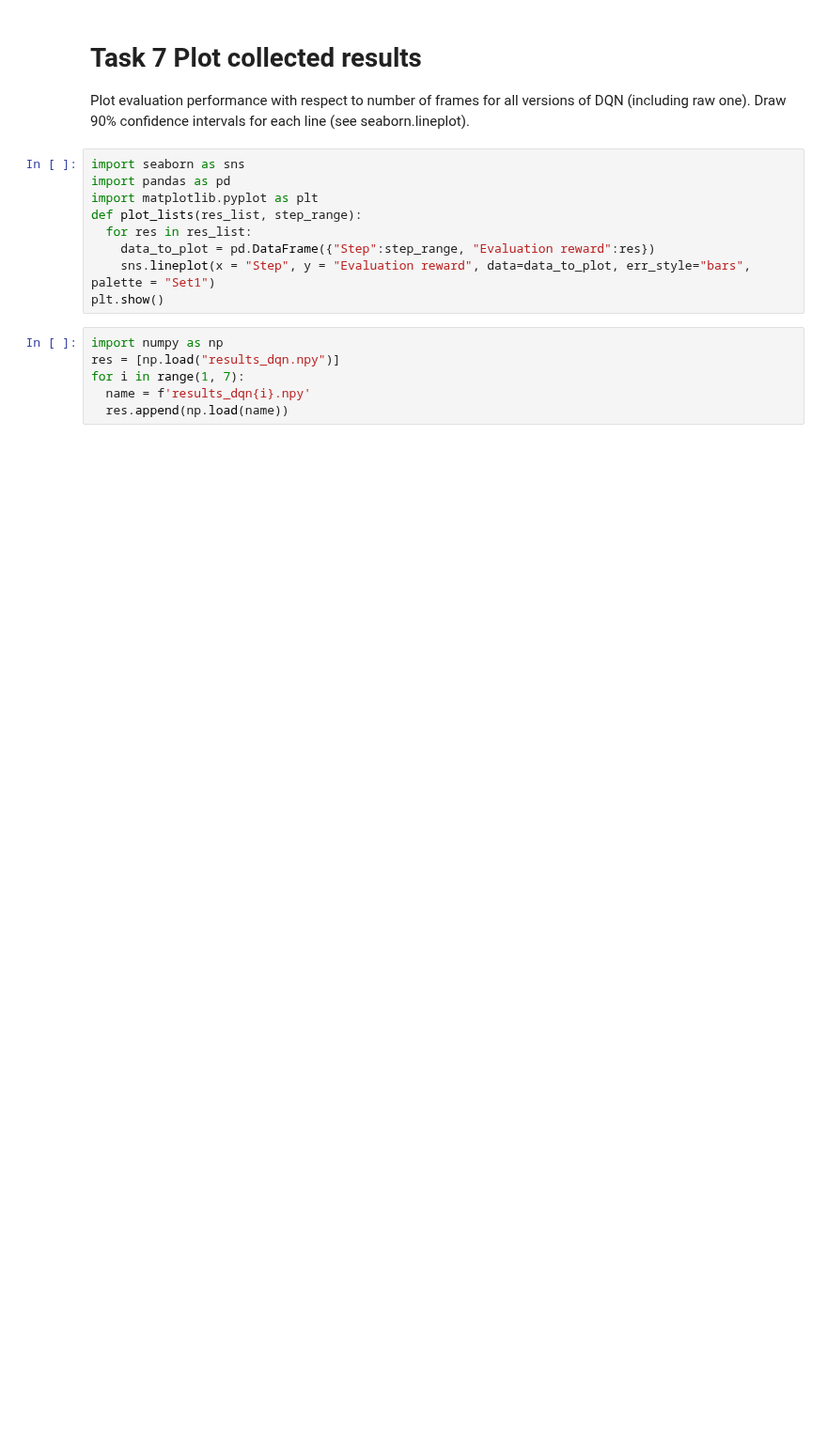
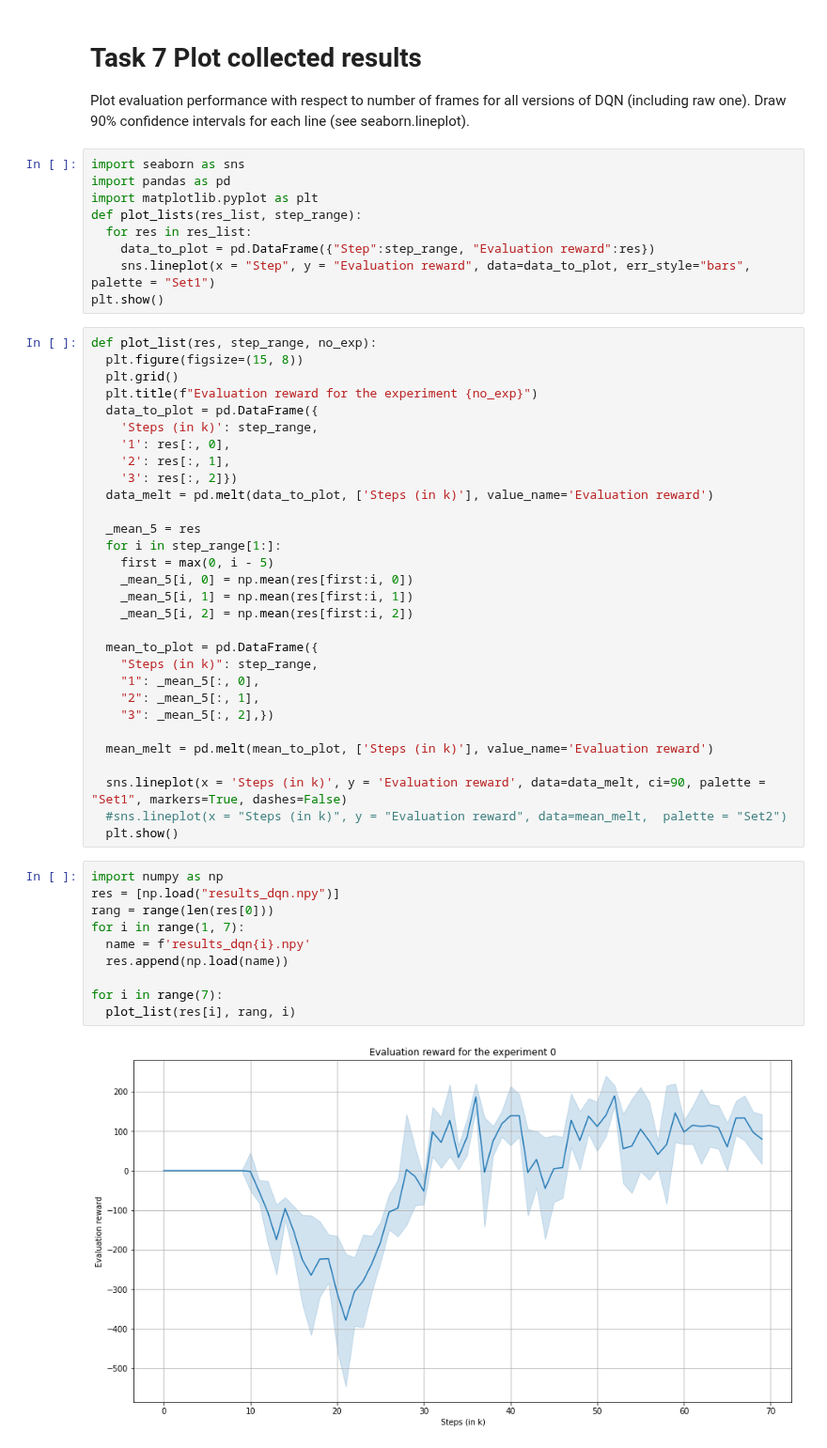
Before and after one commit to asia281/dnn2022, a Jupyter notebook: Asia_of_hw4_rainbow_student.ipynb, the cells around one changed output. Shown at 94% size. Drawn from its saved outputs; the diff is of its cells as text; blank space fills up the shorter version.

```diff
--- a/Asia_of_hw4_rainbow_student.ipynb
+++ b/Asia_of_hw4_rainbow_student.ipynb
@@ -1058,9 +1055,45 @@ def plot_lists(res_list, step_range):
     data_to_plot = pd.DataFrame({"Step":step_range, "Evaluation reward":res})
     sns.lineplot(x = "Step", y = "Evaluation reward", data=data_to_plot, err_style="bars", palette = "Set1")
 plt.show()
+# %%
+def plot_list(res, step_range, no_exp):
+  plt.figure(figsize=(15, 8))
+  plt.grid()
+  plt.title(f"Evaluation reward for the experiment {no_exp}")
+  data_to_plot = pd.DataFrame({
+    'Steps (in k)': step_range,
+    '1': res[:, 0],
+    '2': res[:, 1],
+    '3': res[:, 2]})
+  data_melt = pd.melt(data_to_plot, ['Steps (in k)'], value_name='Evaluation reward')
+
+  _mean_5 = res
+  for i in step_range[1:]:
+    first = max(0, i - 5)
+    _mean_5[i, 0] = np.mean(res[first:i, 0])
+    _mean_5[i, 1] = np.mean(res[first:i, 1])
+    _mean_5[i, 2] = np.mean(res[first:i, 2])
+
+  mean_to_plot = pd.DataFrame({
+    "Steps (in k)": step_range,
+    "1": _mean_5[:, 0],
+    "2": _mean_5[:, 1],
+    "3": _mean_5[:, 2],})
+
+  mean_melt = pd.melt(mean_to_plot, ['Steps (in k)'], value_name='Evaluation reward')
+
+  sns.lineplot(x = 'Steps (in k)', y = 'Evaluation reward', data=data_melt, ci=90, palette = "Set1", markers=True, dashes=False)
+  #sns.lineplot(x = "Steps (in k)", y = "Evaluation reward", data=mean_melt,  palette = "Set2")
+  plt.show()
 # %%
 import numpy as np
 res = [np.load("results_dqn.npy")]
+rang = range(len(res[0]))
 for i in range(1, 7):
   name = f'results_dqn{i}.npy'
   res.append(np.load(name))
+
+for i in range(7):
+  plot_list(res[i], rang, i)
+# %% [output]
+[figure, added]
```
Also changed, not shown: parts of 16 cells of this notebook.
